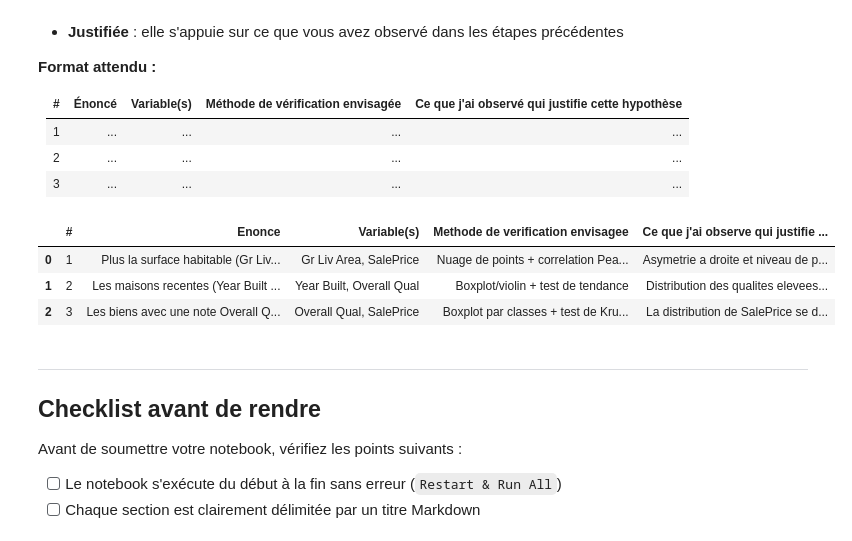
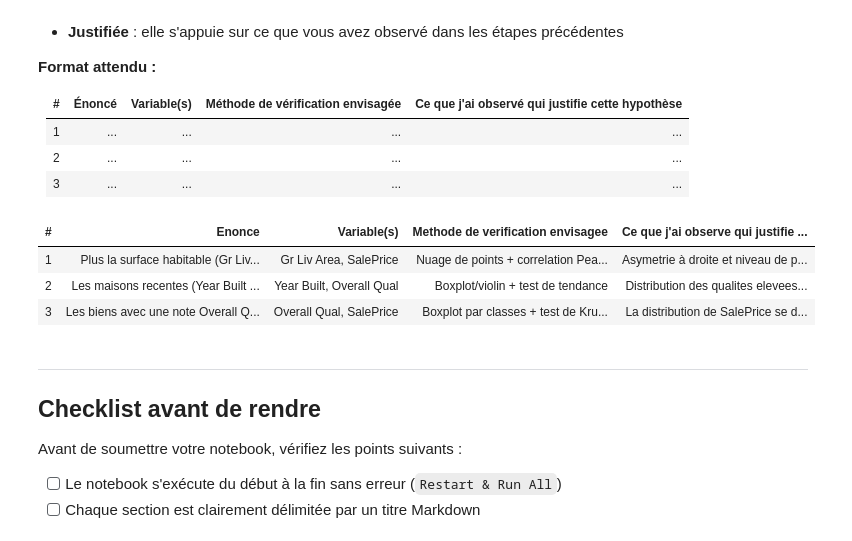
Before and after one commit to RomainR99/EDA_Vis_FEng, a Jupyter notebook: E1 - Analyse Exploratoire des Données.ipynb, the cells around one changed output. Cells and saved outputs as stored; diff of their text form; code cells hidden in the pictures.

```diff
--- a/E1 - Analyse Exploratoire des Données.ipynb
+++ b/E1 - Analyse Exploratoire des Données.ipynb
@@ -515,34 +517,37 @@ Une bonne hypothèse est :
 # %%
 hypotheses = pd.DataFrame([
     {
         "#": 1,
         "Enonce": "Plus la surface habitable (Gr Liv Area) est elevee, plus le prix de vente tend a augmenter.",
         "Variable(s)": "Gr Liv Area, SalePrice",
         "Methode de verification envisagee": "Nuage de points + correlation Pearson/Spearman",
         "Ce que j'ai observe qui justifie cette hypothese": "Asymetrie à droite et niveau de prix plus élevé pour les grandes surfaces.",
     },
     {
         "#": 2,
         "Enonce": "Les maisons recentes (Year Built eleve) ont en moyenne une meilleure note de qualite globale.",
         "Variable(s)": "Year Built, Overall Qual",
         "Methode de verification envisagee": "Boxplot/violin + test de tendance",
         "Ce que j'ai observe qui justifie cette hypothese": "Distribution des qualites elevees plus presente dans les periodes recentes.",
     },
     {
         "#": 3,
         "Enonce": "Les biens avec une note Overall Qual plus elevee se vendent significativement plus cher.",
         "Variable(s)": "Overall Qual, SalePrice",
         "Methode de verification envisagee": "Boxplot par classes + test de Kruskal/ANOVA",
         "Ce que j'ai observe qui justifie cette hypothese": "La distribution de SalePrice se decale vers le haut avec la qualite.",
     },
 ])
 
-hypotheses
+#Enleve les index du tableau
+from IPython.display import HTML, display
+
+display(HTML(hypotheses.to_html(index=False)))
 # %% [output]
-|  | # | Enonce | Variable(s) | Methode de verification envisagee | Ce que j'ai observe qui justifie ... |
-| 0 | 1 | Plus la surface habitable (Gr Liv... | Gr Liv Area, SalePrice | Nuage de points + correlation Pea... | Asymetrie a droite et niveau de p... |
-| 1 | 2 | Les maisons recentes (Year Built ... | Year Built, Overall Qual | Boxplot/violin + test de tendance | Distribution des qualites elevees... |
-| 2 | 3 | Les biens avec une note Overall Q... | Overall Qual, SalePrice | Boxplot par classes + test de Kru... | La distribution de SalePrice se d... |
+| # | Enonce | Variable(s) | Methode de verification envisagee | Ce que j'ai observe qui justifie ... |
+| 1 | Plus la surface habitable (Gr Liv... | Gr Liv Area, SalePrice | Nuage de points + correlation Pea... | Asymetrie à droite et niveau de p... |
+| 2 | Les maisons recentes (Year Built ... | Year Built, Overall Qual | Boxplot/violin + test de tendance | Distribution des qualites elevees... |
+| 3 | Les biens avec une note Overall Q... | Overall Qual, SalePrice | Boxplot par classes + test de Kru... | La distribution de SalePrice se d... |
 # %% [markdown]
 ---
 
```
Also changed, not shown: parts of 1 cell of this notebook.
